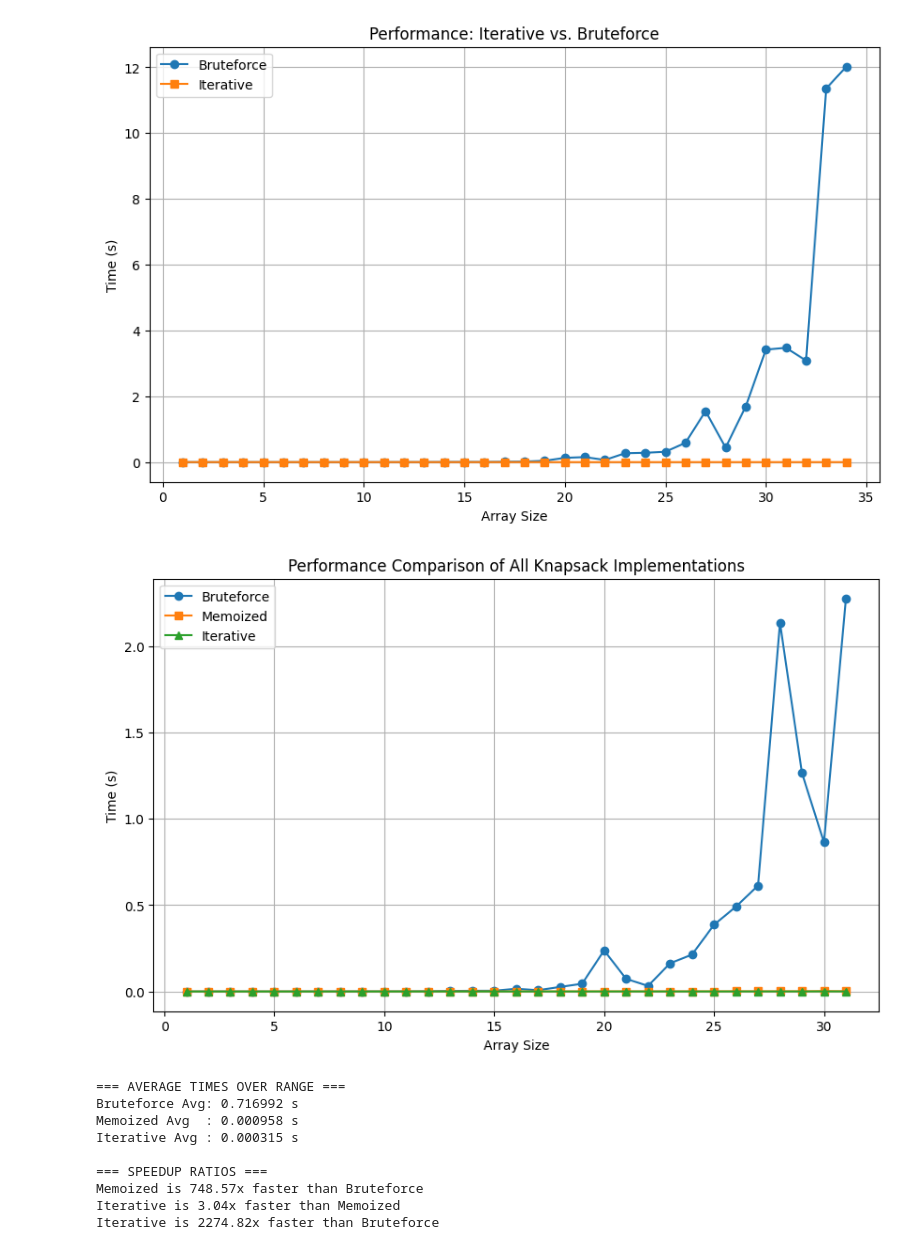
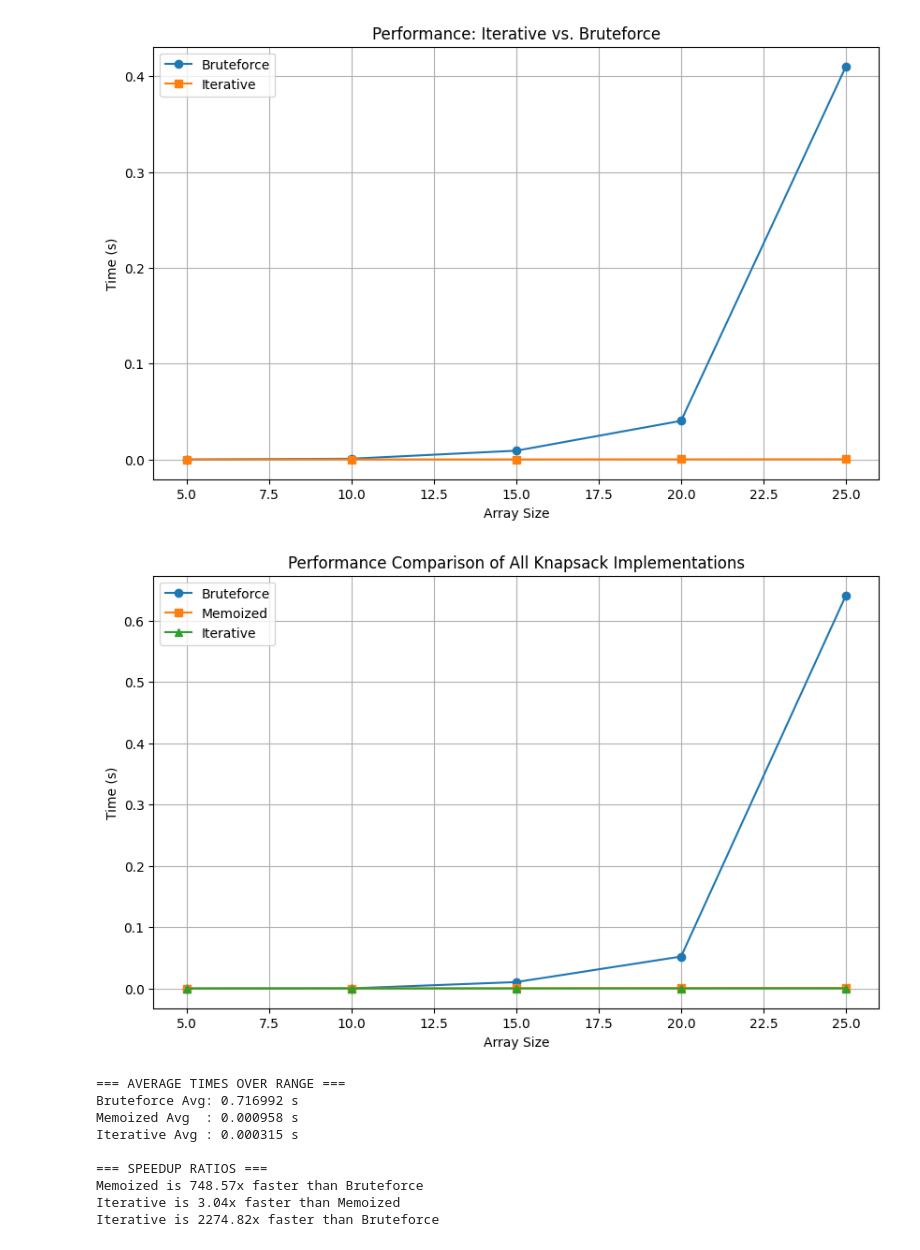
Before and after one commit to birukabza/A-deep-look-into-Dynamic-programming, a Jupyter notebook: knapsack_implementations_comparison.ipynb, the cells around one changed output. Cells and saved outputs as stored; diff of their text form; code cells hidden in the pictures.

```diff
--- a/knapsack_implementations_comparison.ipynb
+++ b/knapsack_implementations_comparison.ipynb
@@ -138,7 +138,7 @@ test_memoized_vs_iterative()
 def test_iterative_vs_bruteforce():
     bruteforce_times = []
     iterative_times  = []
-    array_sizes = range(1, 35)
+    array_sizes = [5, 10, 15, 20, 25]
     capacity    = 70
 
     for n_items in array_sizes:
@@ -162,41 +162,41 @@ def test_iterative_vs_bruteforce():
 
 test_iterative_vs_bruteforce()
 # %% [output]
-[figure, old version]
+[figure, new version]
 # %%
 def test_all_three_methods():
     bruteforce_times = []
     memoized_times  = []
     iterative_times = []
-    array_sizes = range(1, 32)
+    array_sizes = [5, 10, 15, 20, 25]
     capacity    = 70
 
     for n_items in array_sizes:
         profit = [random.randint(100, 2000) for _ in range(n_items)]
         weight = [random.randint(1, 20)   for _ in range(n_items)]
 
         bruteforce_times.append(
             benchmark(bruteforce, (weight, profit, capacity, len(weight)), runs=1)
         )
 
         memoized_times.append(
             benchmark(memoized,  (weight, profit, capacity, len(weight)), runs=100)
         )
 
         iterative_times.append(
             benchmark(iterative, (weight, profit, capacity, len(weight)),  runs=100)
         )
 
     visualize(
         x=array_sizes,
         y_values=[bruteforce_times, memoized_times, iterative_times],
         labels=["Bruteforce", "Memoized", "Iterative"],
         title="Performance Comparison of All Knapsack Implementations"
     )
 
 test_all_three_methods()
 # %% [output]
-[figure, old version]
+[figure, new version]
 # %%
 def compare_methods_over_range(min_items=5, max_items=32, capacity=70, runs=100):
     bruteforce_total, memoized_total, iterative_total = 0, 0, 0
```
Also changed, not shown: parts of 2 cells of this notebook.
